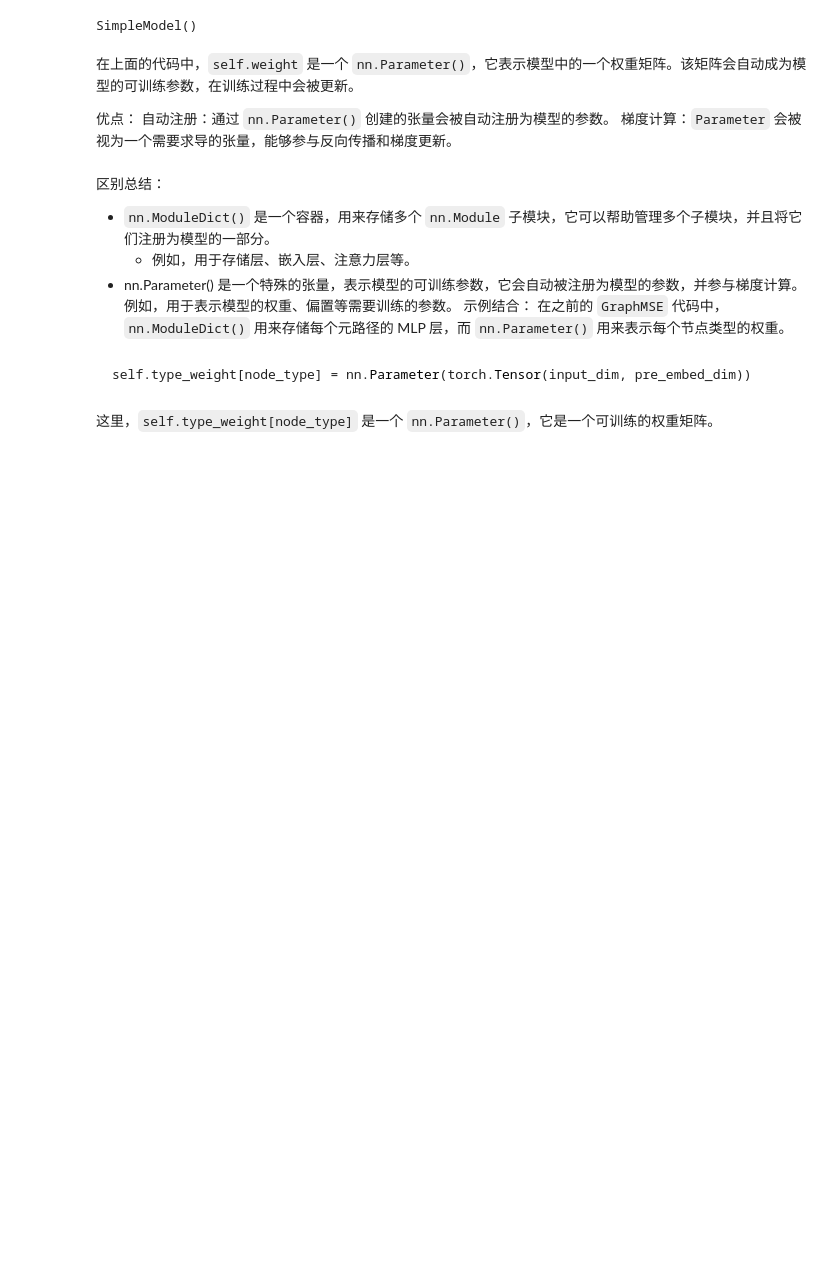
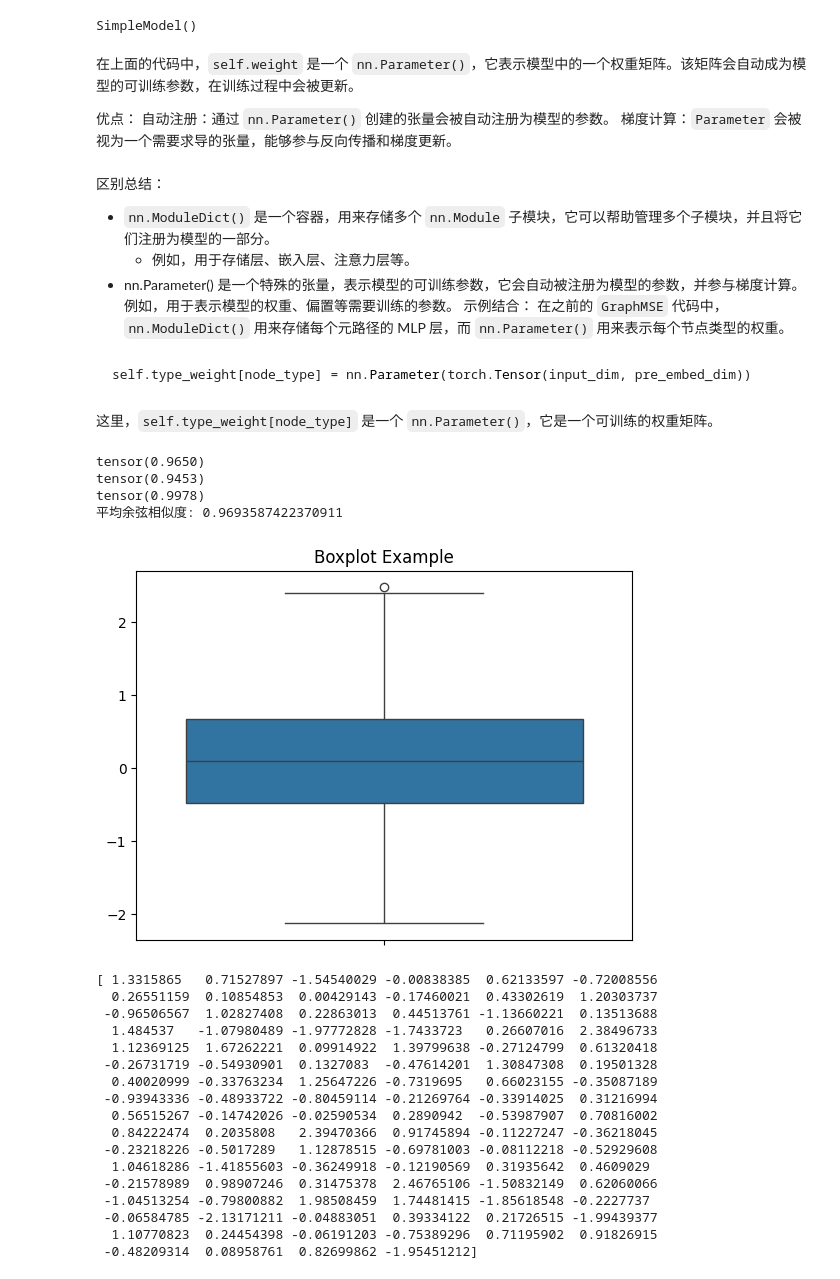
Before and after one commit to lovestories0eng/GraphMSE-plus, a Jupyter notebook: torch-test.ipynb, the cells around one changed output. Drawn from its saved outputs; the diff is of its cells as text; code cells hidden in the pictures; blank space fills up the shorter version.

````diff
--- a/torch-test.ipynb
+++ b/torch-test.ipynb
@@ -91,3 +91,80 @@ self.type_weight[node_type] = nn.Parameter(torch.Tensor(input_dim, pre_embed_dim
 ```
 # %% [markdown]
 这里，`self.type_weight[node_type]` 是一个 `nn.Parameter()`，它是一个可训练的权重矩阵。
+# %%
+import torch
+
+def cosine_similarity(A, B):
+    # 计算余弦相似度
+    dot_product = torch.dot(A, B)
+    norm_A = torch.norm(A)
+    norm_B = torch.norm(B)
+    print(dot_product / (norm_A * norm_B))
+    return dot_product / (norm_A * norm_B)
+
+def average_cosine_similarity(tensor):
+    num_vectors = tensor.shape[0]
+    total_similarity = 0
+    count = 0
+
+    # 两两比较
+    for i in range(num_vectors):
+        for j in range(i + 1, num_vectors):
+            A = tensor[i]
+            B = tensor[j]
+            total_similarity += cosine_similarity(A, B)
+            count += 1
+
+    # 计算平均值
+    return total_similarity / count
+
+# 示例数据
+data = torch.tensor([[1, 2, 3, 4, 5],
+                     [6, 7, 8, 9, 10],
+                     [11, 12, 13, 14, 15]], dtype=torch.float32)
+
+# 计算平均余弦相似度
+avg_similarity = average_cosine_similarity(data)
+print(f"平均余弦相似度: {avg_similarity.item()}")
+# %% [output]
+tensor(0.9650)
+tensor(0.9453)
+tensor(0.9978)
+平均余弦相似度: 0.9693587422370911
+# %%
+import matplotlib.pyplot as plt
+import seaborn as sns
+import numpy as np
+
+# 生成一些随机数据
+np.random.seed(10)
+data = np.random.normal(loc=0, scale=1, size=100)
+
+# 使用seaborn绘制箱线图
+sns.boxplot(data=data)
+
+# 设置标题
+plt.title("Boxplot Example")
+
+# 显示图形
+plt.show()
+print(data)
+# %% [output]
+[figure, added]
+[ 1.3315865   0.71527897 -1.54540029 -0.00838385  0.62133597 -0.72008556
+  0.26551159  0.10854853  0.00429143 -0.17460021  0.43302619  1.20303737
+ -0.96506567  1.02827408  0.22863013  0.44513761 -1.13660221  0.13513688
+  1.484537   -1.07980489 -1.97772828 -1.7433723   0.26607016  2.38496733
+  1.12369125  1.67262221  0.09914922  1.39799638 -0.27124799  0.61320418
+ -0.26731719 -0.54930901  0.1327083  -0.47614201  1.30847308  0.19501328
+  0.40020999 -0.33763234  1.25647226 -0.7319695   0.66023155 -0.35087189
+ -0.93943336 -0.48933722 -0.80459114 -0.21269764 -0.33914025  0.31216994
+  0.56515267 -0.14742026 -0.02590534  0.2890942  -0.53987907  0.70816002
+  0.84222474  0.2035808   2.39470366  0.91745894 -0.11227247 -0.36218045
+ -0.23218226 -0.5017289   1.12878515 -0.69781003 -0.08112218 -0.52929608
+  1.04618286 -1.41855603 -0.36249918 -0.12190569  0.31935642  0.4609029
+ -0.21578989  0.98907246  0.31475378  2.46765106 -1.50832149  0.62060066
+ -1.04513254 -0.79800882  1.98508459  1.74481415 -1.85618548 -0.2227737
+ -0.06584785 -2.13171211 -0.04883051  0.39334122  0.21726515 -1.99439377
+  1.10770823  0.24454398 -0.06191203 -0.75389296  0.71195902  0.91826915
+ -0.48209314  0.08958761  0.82699862 -1.95451212]
````
Also changed, not shown: 16 other files.
